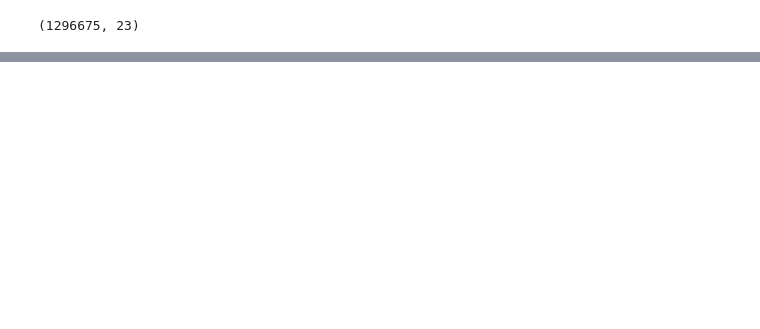
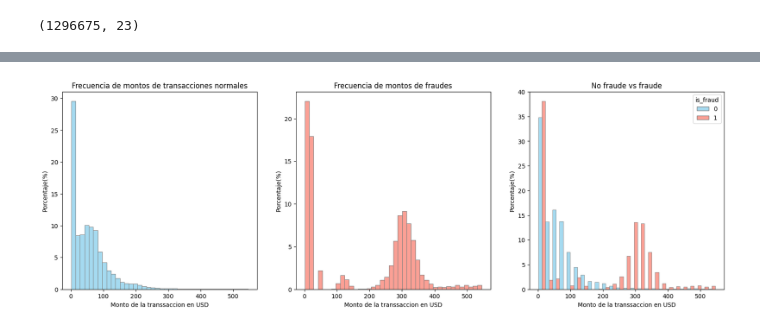
Before and after one commit to millerbarahona/analisis_taller_2, a Jupyter notebook: taller2.ipynb, the cells around one changed output, grey strips where cells are left out. Drawn from its saved outputs; the diff is of its cells as text; code cells hidden in the pictures; blank space fills up the shorter version.

```diff
--- a/taller2.ipynb
+++ b/taller2.ipynb
@@ -43,0 +87,24 @@ dataset_train.shape
+# %%
+
+p99 = dataset_train["amt"].quantile(0.99)
+
+fig, ax = plt.subplots(1, 3, figsize=(20, 6))
+
+sns.histplot(x='amt', data=dataset_train[(dataset_train['is_fraud'] == 0) & (dataset_train['amt'] <= p99)], stat='percent', bins=40, ax=ax[0], color='skyblue', edgecolor='grey')
+ax[0].set_title('Frecuencia de montos de transacciones normales')
+ax[0].set_xlabel('Monto de la transsaccion en USD')
+ax[0].set_ylabel('Porcentaje(%)')
+
+sns.histplot(x='amt', data=dataset_train[(dataset_train['is_fraud'] == 1) & (dataset_train['amt'] <= p99)], stat='percent', bins=40, ax=ax[1], color='salmon', edgecolor='grey')
+ax[1].set_title('Frecuencia de montos de fraudes')
+ax[1].set_xlabel('Monto de la transsaccion en USD')
+ax[1].set_ylabel('Porcentaje(%)')
+
+sns.histplot(x='amt', data=dataset_train[dataset_train.amt <= p99], hue='is_fraud', stat='percent', multiple='dodge', common_norm=False, bins=25, ax=ax[2], palette={0: '#87CEEB', 1: 'salmon'}, edgecolor='grey')
+ax[2].set_title('No fraude vs fraude')
+ax[2].set_xlabel('Monto de la transsaccion en USD')
+ax[2].set_ylabel('Porcentaje(%)')
+
+plt.show()
+# %% [output]
+[figure, added]
```
Also changed, not shown: parts of 11 cells of this notebook.
